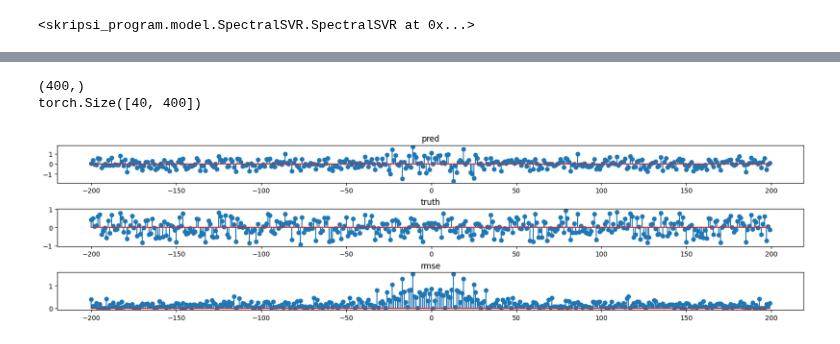
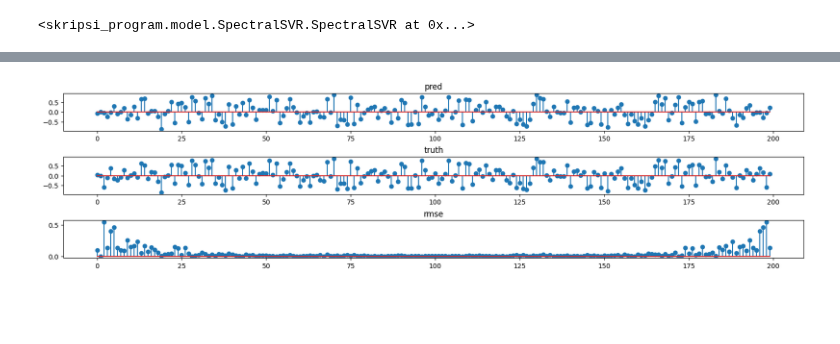
Before and after one commit to nidduzzi/SpectralSVR, a Jupyter notebook: notebooks/spectralsvr_inv.ipynb, the cells around one changed output, grey strips where cells are left out. Saved outputs shown, nothing was run; the diff lists cells and outputs as text; code cells hidden in the pictures; blank space fills up the shorter version.

Commit message:
2d wave equation experiments

```diff
--- a/notebooks/spectralsvr_inv.ipynb
+++ b/notebooks/spectralsvr_inv.ipynb
@@ -64,14 +62,18 @@ tmp = [t for i in range(len(modes))]
 tt = torch.meshgrid(tmp, indexing="ij")
 points_tt = torch.concat([t.flatten().unsqueeze(-1) for t in tt], 1)
 u_basis = FourierBasis(u_coeff_clean, periods)
-ut_basis = FourierBasis(ut_coeff_clean, periods)
-utt_basis = FourierBasis(utt_coeff_clean, periods)
+# ut_basis = FourierBasis(ut_coeff_clean, periods)
+# utt_basis = FourierBasis(utt_coeff_clean, periods)
 u_clean = u_basis.evaluate(points_tt).real
-ut_clean = ut_basis.evaluate(points_tt).real
-utt_clean = utt_basis.evaluate(points_tt).real
-u = u_clean + torch.randn_like(u_clean) * 0.05* u_clean.std()
+# ut_clean = ut_basis.evaluate(points_tt).real
+# utt_clean = utt_basis.evaluate(points_tt).real
+ut_clean = torch.gradient(u_clean, spacing=sample_step, edge_order=2, dim=1)[0]
+utt_clean = torch.gradient(ut_clean, spacing=sample_step, edge_order=2, dim=1)[0]
+u = u_clean + torch.randn_like(u_clean) * 0.05 * u_clean.std()
 ut = ut_clean + torch.randn_like(ut_clean) * 0.05 * ut_clean.std()
+# ut /= prod_modes
 utt = utt_clean + torch.randn_like(utt_clean) * 0.05 * utt_clean.std()
+# utt /= prod_modes
 u_coeff = reduce_coeff(FourierBasis.transform(u), modes)
 ut_coeff = reduce_coeff(FourierBasis.transform(ut), modes)
 utt_coeff = reduce_coeff(FourierBasis.transform(utt), modes)
@@ -91,11 +93,16 @@ def signal_stats():
 
 signal_stats()
 
+
 def tmp_plot():
-    points = torch.arange(-1,1, sample_step)
-    utt_eval = FourierBasis(utt_coeff[2, None], periods=periods).evaluate(points.view((-1,1)))
-    utt_clean_eval = FourierBasis(utt_coeff_clean[2, None], periods=periods).evaluate(points.view((-1,1)))
-    plt.figure(figsize=(16,4), constrained_layout=True)
+    points = torch.arange(-1, 1, sample_step)
+    utt_eval = FourierBasis(utt_coeff[2, None], periods=periods).evaluate(
+        points.view((-1, 1))
+    )
+    utt_clean_eval = FourierBasis(utt_coeff_clean[2, None], periods=periods).evaluate(
+        points.view((-1, 1))
+    )
+    plt.figure(figsize=(16, 4), constrained_layout=True)
     ax1 = plt.subplot(411)
     plt.plot(t, u[2].real, color="b")
     plt.plot(t, utt[2].real, color="k")
@@ -112,5 +119,6 @@ def tmp_plot():
     plt.title("clean function coefficients evaluated outside of period")
     plt.show()
 
+
 tmp_plot()
 # %% [output]
@@ -133,7 +141,7 @@ plt.show()
 # %%
 from torch.utils.data import TensorDataset, random_split
 
-input_data = (utt.to(torch.float64), utt_coeff)
+input_data = (utt, utt_coeff)
 output_data = (u, u_coeff)
 # data = (utt, utt_coeff, u, u_coeff_zeroed)
 # (utt_scaled, utt_coeff_scaled, u_scaled, u_coeff_scaled) = data
@@ -231,26 +238,24 @@ plot_funcs(u_basis_pred.real, u_coeff_clean_eval, 2)
 # %%
 def plot_coeffs(coeff_pred: torch.Tensor, coeff: torch.Tensor, n=0):
-    k = FourierBasis.waveNumber(coeff_pred.shape[1]).T[0].numpy() * 1.
-    print(k.shape)
-    print(coeff_pred.shape)
+    # k = FourierBasis.waveNumber(coeff_pred.shape[1]).T[0].numpy() * 1.
+    # print(k.shape)
+    # print(coeff_pred.shape)
     plt.figure(figsize=(16, 4), constrained_layout=True)
     plt.subplot(311)
-    plt.stem(k,coeff_pred[n])
+    plt.stem(coeff_pred[n])
     plt.title("pred")
     plt.subplot(312)
-    plt.stem(k, coeff[n])
+    plt.stem( coeff[n])
     plt.title("truth")
     plt.subplot(313)
-    plt.stem(k, mean_squared_error(coeff_pred[n,None], coeff[n,None], squared=False, num_outputs=coeff.shape[1]))
+    plt.stem( mean_squared_error(coeff_pred[n,None], coeff[n,None], squared=False, num_outputs=coeff.shape[1]))
     plt.title("rmse")
     plt.show()
 
 
 plot_coeffs(to_real_coeff(u_coeff_pred), to_real_coeff(u_coeff_test), 1)
 # %% [output]
-(400,)
-torch.Size([40, 400])
-[figure, old version]
+[figure, new version]
 # %%
 f_test, f_coeff_test, u_test, u_coeff_test = dataset_test[0:10]
 u_test_basis = FourierBasis(u_coeff_test, periods=periods)
```
Also changed, not shown: parts of 12 cells of this notebook, 6 other files.
